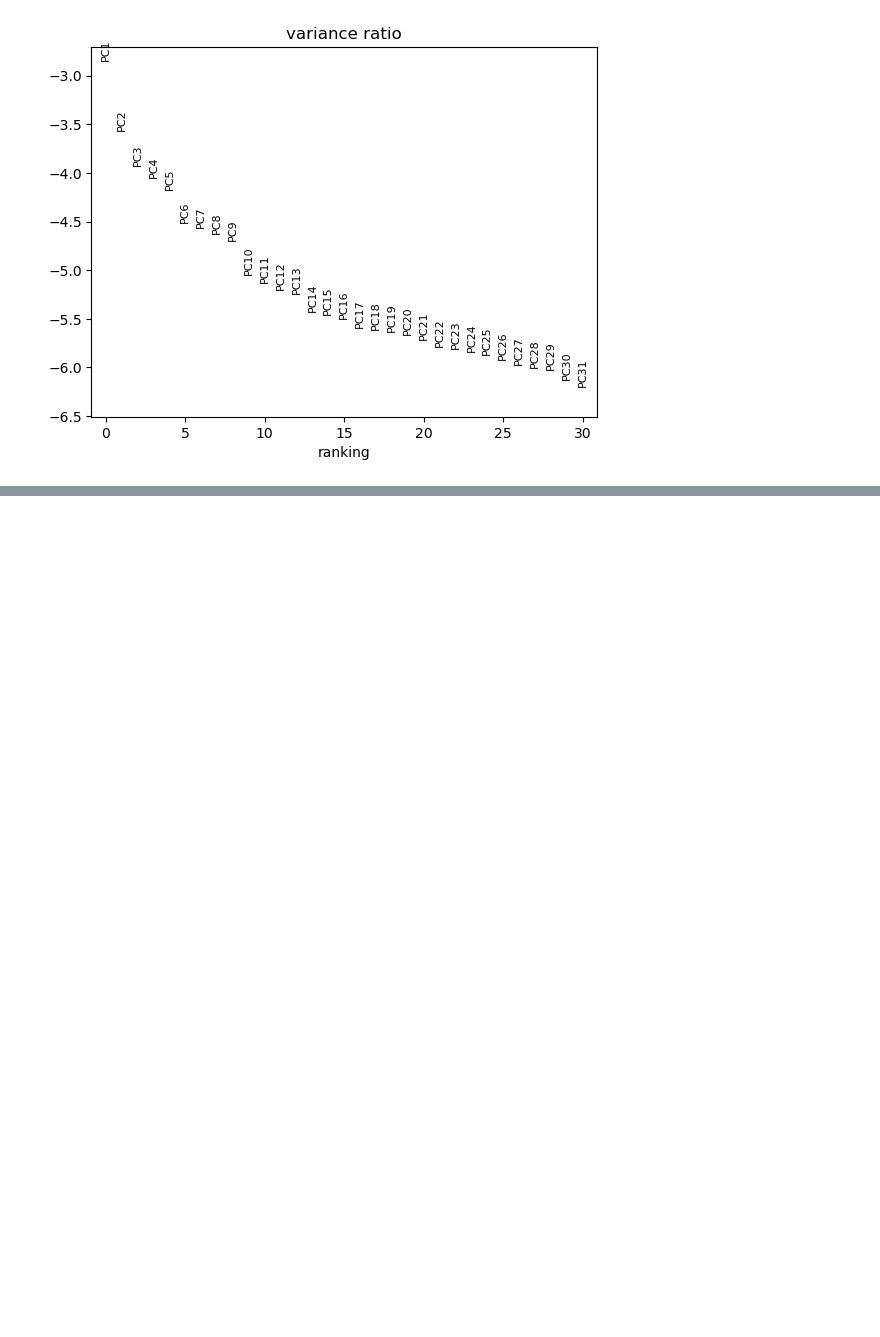
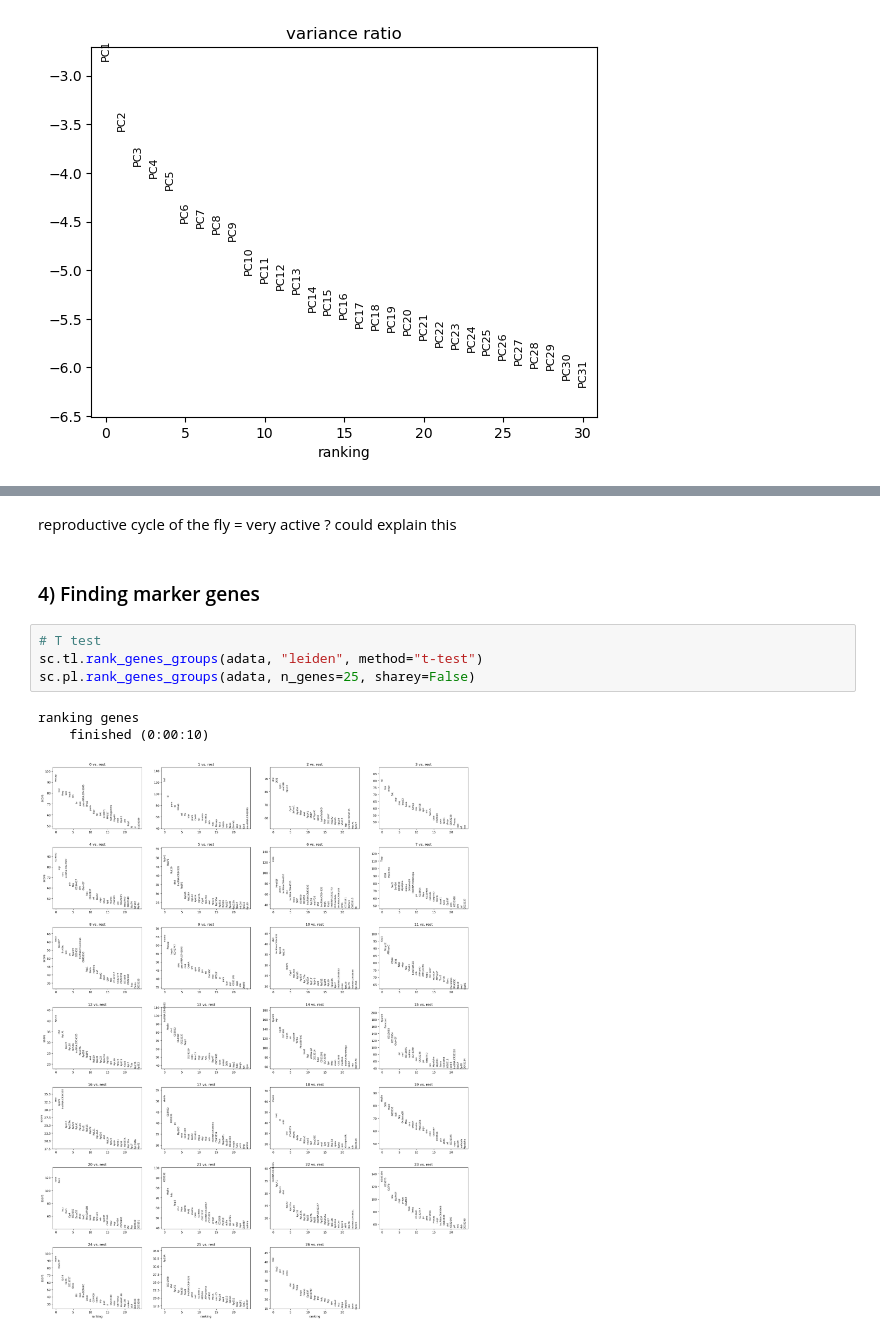
Before and after one commit to Gabrielle-Blouvac/scBIO, a Jupyter notebook: ovaries_RNA_seq_all.ipynb, the cells around one changed output, grey strips where cells are left out. Cells and saved outputs as stored; diff of their text form; blank space fills up the shorter version.

```diff
--- a/ovaries_RNA_seq_all.ipynb
+++ b/ovaries_RNA_seq_all.ipynb
@@ -144,0 +192,12 @@ sc.pl.umap(adata, color=["Cp15", "mamo"])
+# %% [markdown]
+reproductive cycle of the fly = very active ? could explain this
+# %% [markdown]
+### 4) Finding marker genes
+# %%
+# T test
+sc.tl.rank_genes_groups(adata, "leiden", method="t-test")
+sc.pl.rank_genes_groups(adata, n_genes=25, sharey=False)
+# %% [output]
+ranking genes
+    finished (0:00:10)
+[figure, added]
```
Also changed, not shown: parts of 30 cells of this notebook.
